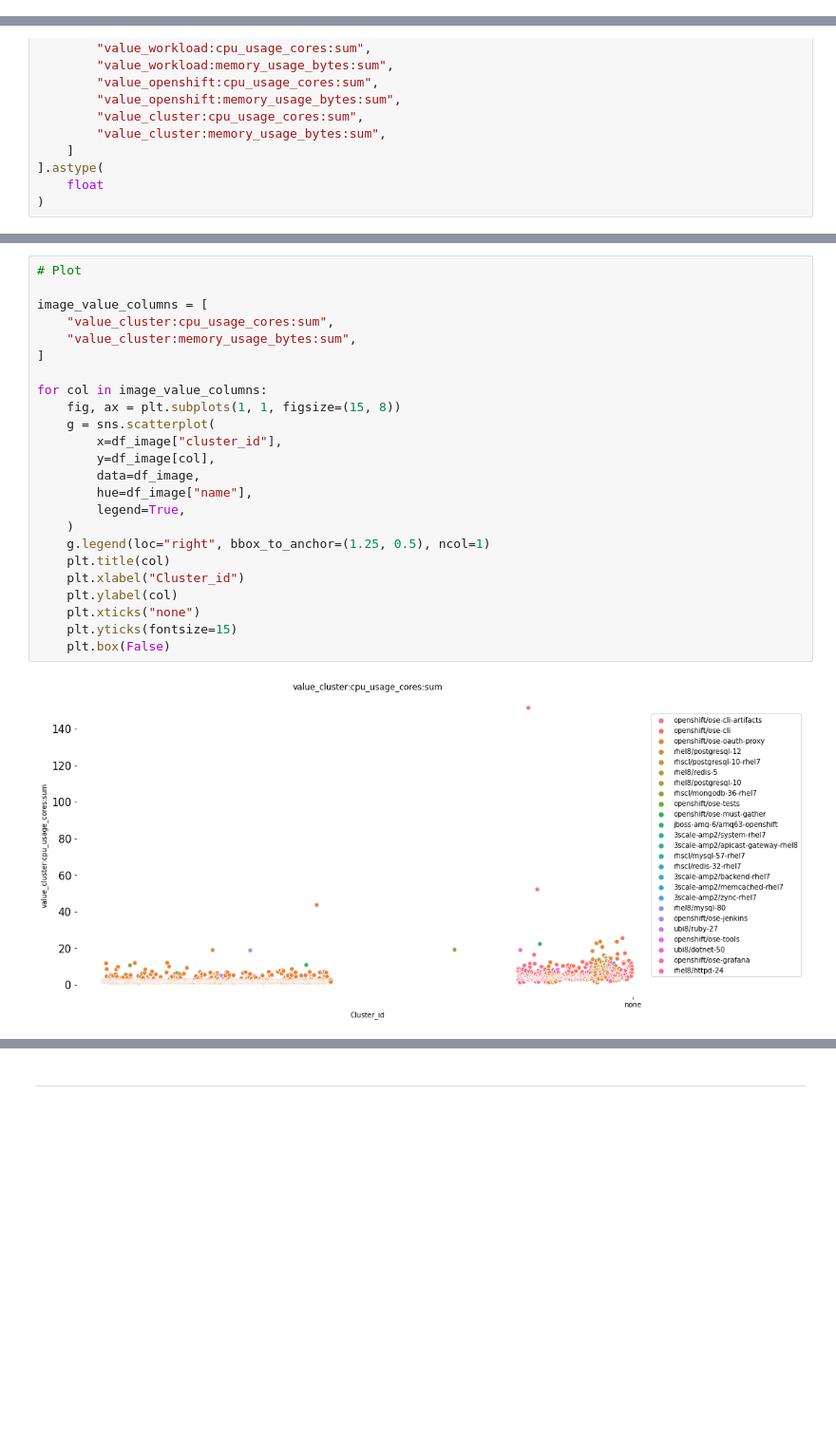
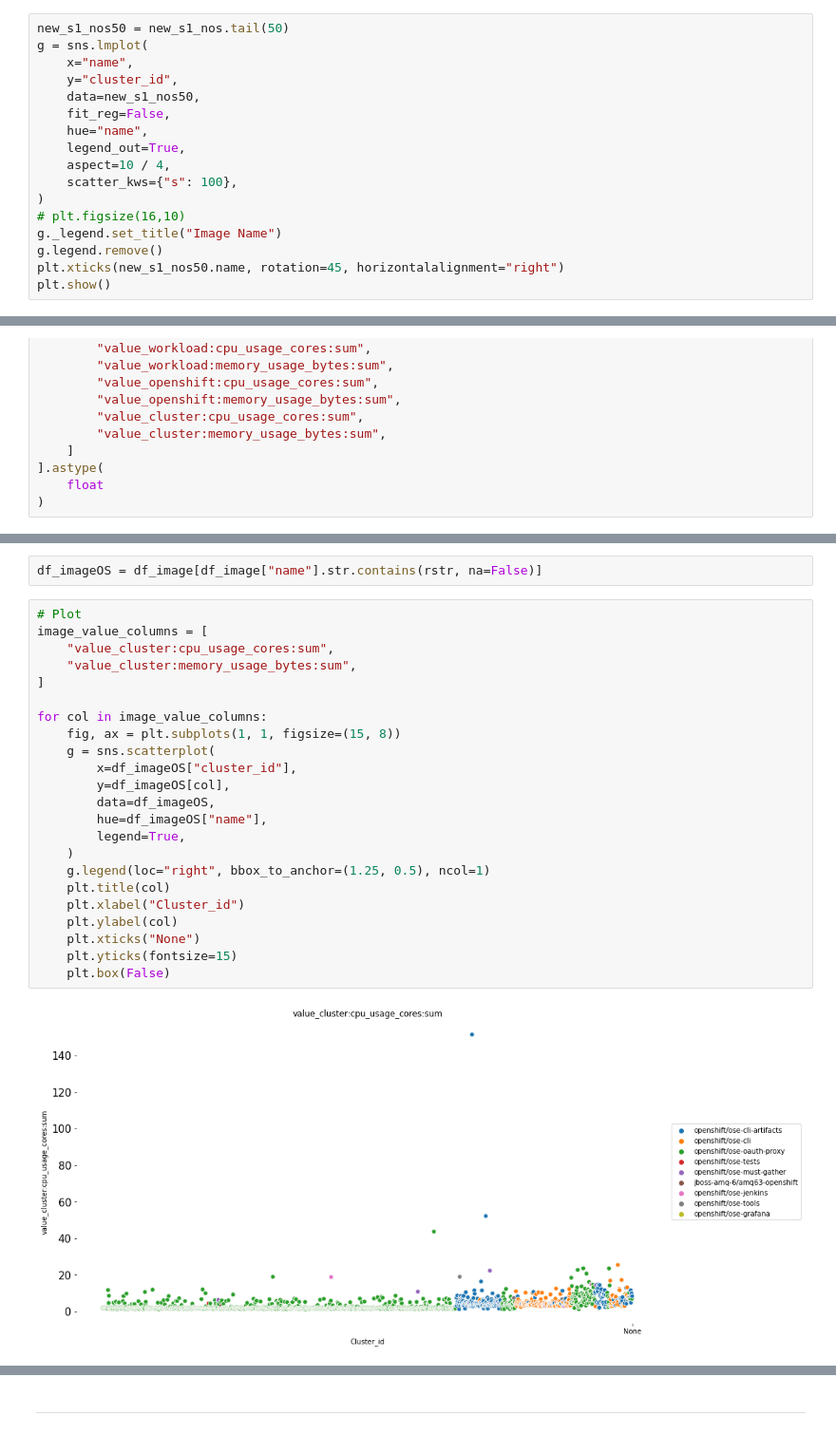
Before and after one commit to suppathak/openshift-workload-fingerprinting_old, a Jupyter notebook: notebooks/EDA_workload_demo.ipynb, the cells around one changed output, grey strips where cells are left out. Shown at 95% size. Drawn from its saved outputs; the diff is of its cells as text; blank space fills up the shorter version.

```diff
--- a/notebooks/EDA_workload_demo.ipynb
+++ b/notebooks/EDA_workload_demo.ipynb
@@ -687,0 +724,17 @@ plt.show()
+# %%
+new_s1_nos50 = new_s1_nos.tail(50)
+g = sns.lmplot(
+    x="name",
+    y="cluster_id",
+    data=new_s1_nos50,
+    fit_reg=False,
+    hue="name",
+    legend_out=True,
+    aspect=10 / 4,
+    scatter_kws={"s": 100},
+)
+# plt.figsize(16,10)
+g._legend.set_title("Image Name")
+g.legend.remove()
+plt.xticks(new_s1_nos50.name, rotation=45, horizontalalignment="right")
+plt.show()
@@ -903,26 +962,27 @@ df_image[
+# %%
+df_imageOS = df_image[df_image["name"].str.contains(rstr, na=False)]
 # %%
 # Plot
-
 image_value_columns = [
     "value_cluster:cpu_usage_cores:sum",
     "value_cluster:memory_usage_bytes:sum",
 ]
 
 for col in image_value_columns:
     fig, ax = plt.subplots(1, 1, figsize=(15, 8))
     g = sns.scatterplot(
-        x=df_image["cluster_id"],
-        y=df_image[col],
-        data=df_image,
-        hue=df_image["name"],
+        x=df_imageOS["cluster_id"],
+        y=df_imageOS[col],
+        data=df_imageOS,
+        hue=df_imageOS["name"],
         legend=True,
     )
     g.legend(loc="right", bbox_to_anchor=(1.25, 0.5), ncol=1)
     plt.title(col)
     plt.xlabel("Cluster_id")
     plt.ylabel(col)
-    plt.xticks("none")
+    plt.xticks("None")
     plt.yticks(fontsize=15)
     plt.box(False)
 # %% [output]
-[figure, old version]
+[figure, new version]
```
Also changed, not shown: parts of 62 cells of this notebook.
